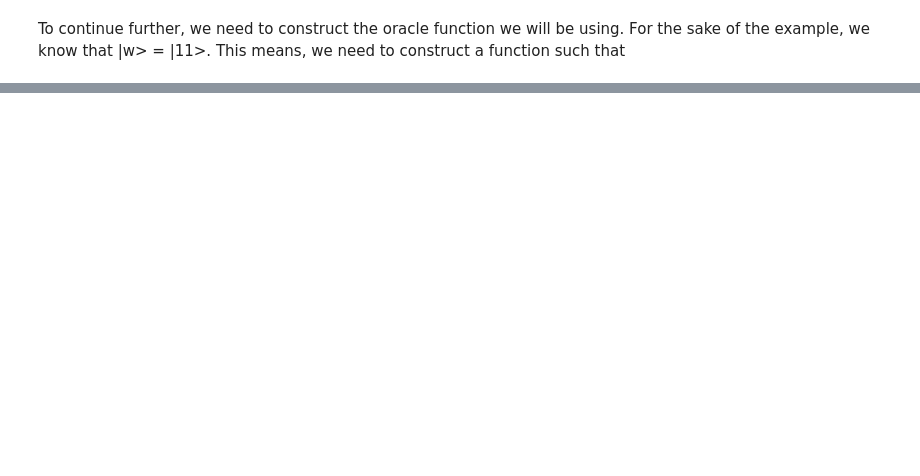
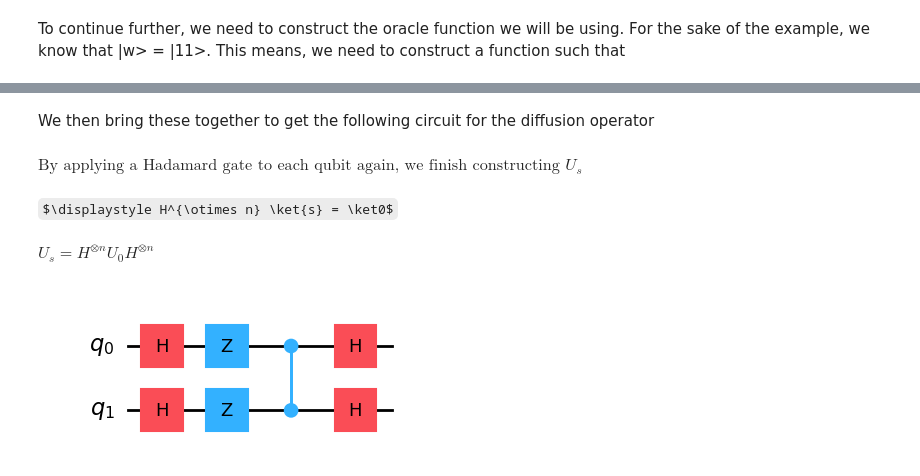
Before and after one commit to AThomsonSMC/uri-qc, a Jupyter notebook: phy573/week7-grovers-algorithm.ipynb, the cells around one changed output, grey strips where cells are left out. Cells and saved outputs as stored; diff of their text form; code cells hidden in the pictures; some formulas as TeX source; blank space fills up the shorter version.

```diff
--- a/phy573/week7-grovers-algorithm.ipynb
+++ b/phy573/week7-grovers-algorithm.ipynb
@@ -196,0 +265,18 @@ $\displaystyle U_\omega \ket{s} = \frac12 (\ket{00} + \ket{01} + \ket{10} - \ket
+# %% [markdown]
+We then bring these together to get the following circuit for the diffusion operator
+# %%
+# Construct the diffusion operator
+dm(r"\text{By applying a Hadamard gate to each qubit again, we finish constructing } U_s")
+dm(r"H^{\otimes n} \ket{s} = \ket0")
+dm(r"U_s = H^{\otimes n} U_0 H^{\otimes n}")
+qc_diff = QCir(2)
+qc_diff.h([0,1])
+qc_diff.z([0,1])
+qc_diff.cz(0,1)
+qc_diff.h([0,1])
+qc_diff.draw(output="mpl")
+# %% [output]
+$\displaystyle \text{By applying a Hadamard gate to each qubit again, we finish constructing } U_s$
+$\displaystyle H^{\otimes n} \ket{s} = \ket0$
+$\displaystyle U_s = H^{\otimes n} U_0 H^{\otimes n}$
+[figure, added]
```
Also changed, not shown: parts of 26 cells of this notebook, 1 other file.
